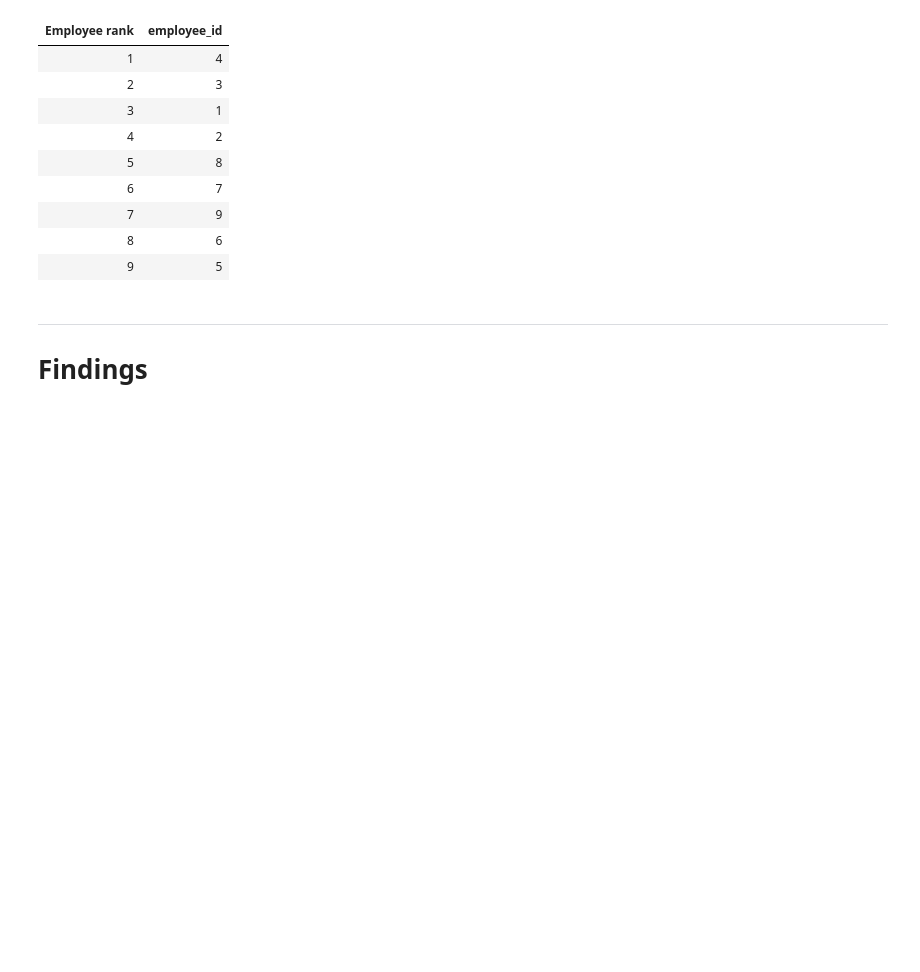
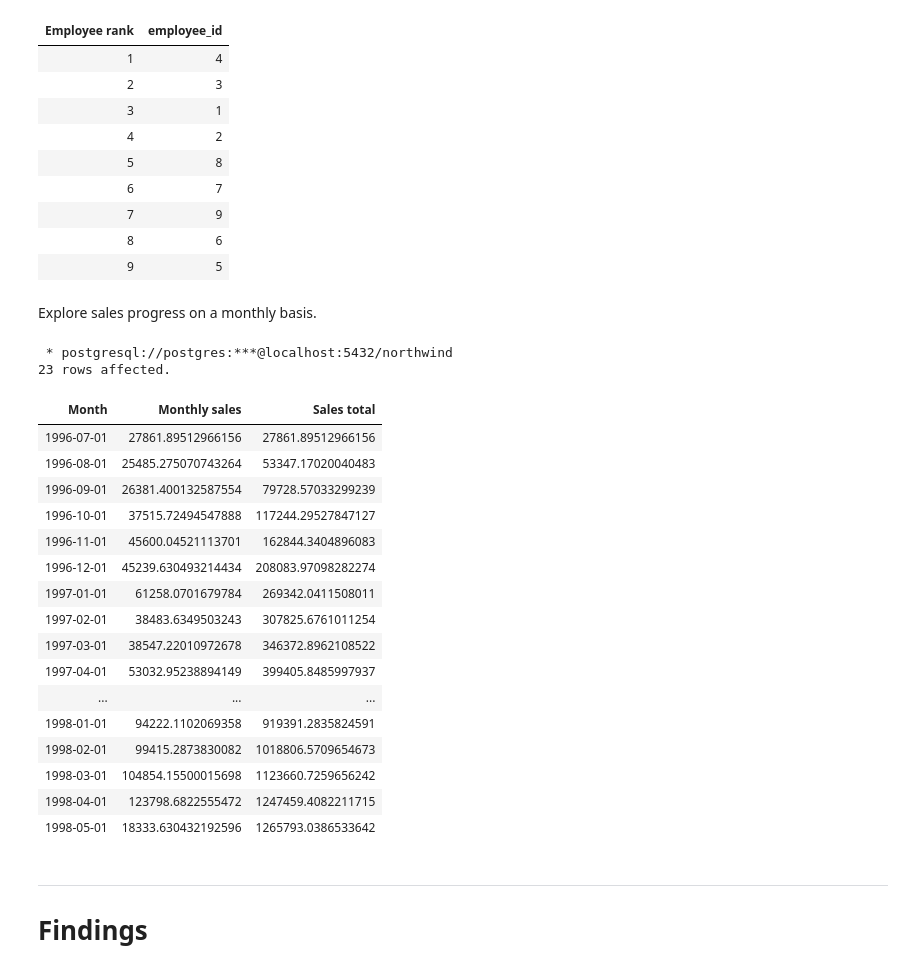
Before and after one commit to bartekmal/bi-optimizing-sales, a Jupyter notebook: main.ipynb, the cells around one changed output. Saved outputs shown, nothing was run; the diff lists cells and outputs as text; code cells hidden in the pictures; blank space fills up the shorter version.

Commit message:
Analysis: running total

```diff
--- a/main.ipynb
+++ b/main.ipynb
@@ -267,6 +267,50 @@ FROM
 | 7 | 9 |
 | 8 | 6 |
 | 9 | 5 |
+# %% [markdown]
+Explore sales progress on a monthly basis.
+# %%
+%%sql
+WITH monthly_sales AS
+(
+	SELECT
+		DATE_TRUNC('month', o.order_date)::DATE AS "Month",
+		SUM(d.unit_price * d.quantity * (1 - d.discount)) AS "Monthly sales"
+	FROM
+		orders AS o
+		LEFT JOIN
+			order_details AS d
+			ON o.order_id = d.order_id
+	GROUP BY
+		DATE_TRUNC('month', o.order_date)
+)
+SELECT
+	*,
+	SUM("Monthly sales") OVER (ORDER BY	"Month") AS "Sales total"
+FROM
+	monthly_sales
+ORDER BY
+	"Month";
+# %% [output]
+ * postgresql://postgres:***@localhost:5432/northwind
+23 rows affected.
+| Month | Monthly sales | Sales total |
+| 1996-07-01 | 27861.89512966156 | 27861.89512966156 |
+| 1996-08-01 | 25485.275070743264 | 53347.17020040483 |
+| 1996-09-01 | 26381.400132587554 | 79728.57033299239 |
+| 1996-10-01 | 37515.72494547888 | 117244.29527847127 |
+| 1996-11-01 | 45600.04521113701 | 162844.3404896083 |
+| 1996-12-01 | 45239.630493214434 | 208083.97098282274 |
+| 1997-01-01 | 61258.0701679784 | 269342.0411508011 |
+| 1997-02-01 | 38483.6349503243 | 307825.6761011254 |
+| 1997-03-01 | 38547.22010972678 | 346372.8962108522 |
+| 1997-04-01 | 53032.95238894149 | 399405.8485997937 |
+| ... | ... | ... |
+| 1998-01-01 | 94222.1102069358 | 919391.2835824591 |
+| 1998-02-01 | 99415.2873830082 | 1018806.5709654673 |
+| 1998-03-01 | 104854.15500015698 | 1123660.7259656242 |
+| 1998-04-01 | 123798.6822555472 | 1247459.4082211715 |
+| 1998-05-01 | 18333.630432192596 | 1265793.0386533642 |
 # %% [markdown]
 ---
 # Findings
```
